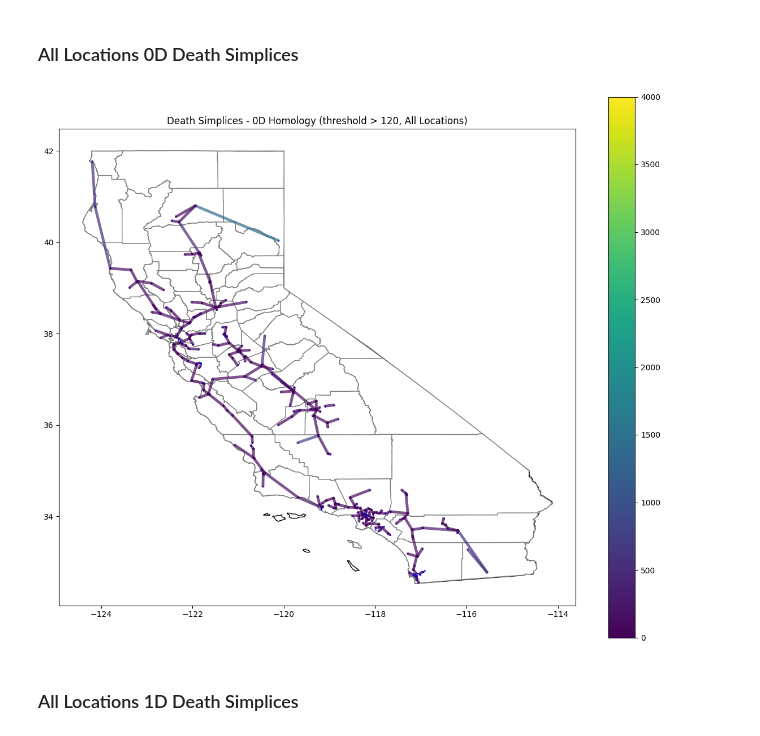
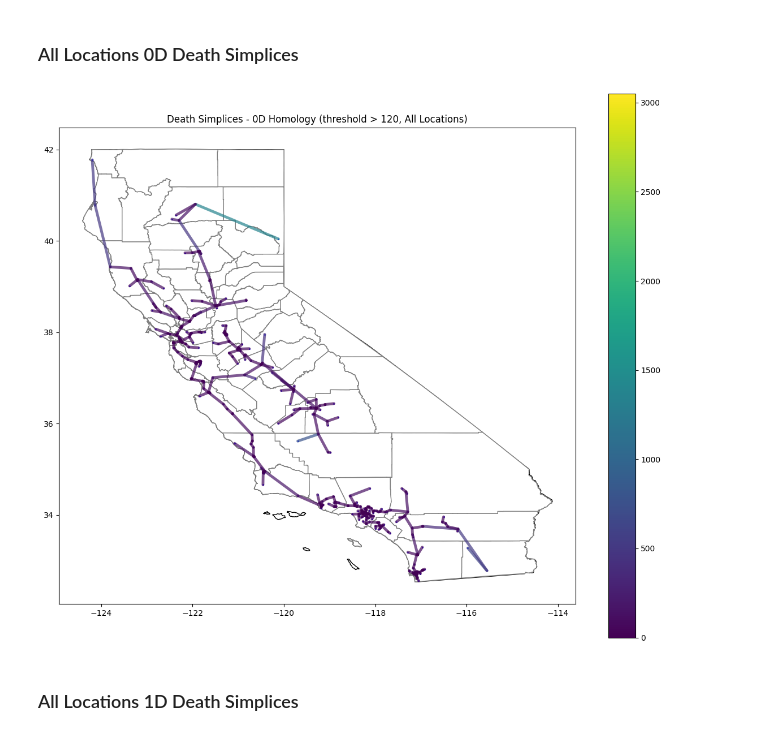
Before and after one commit to deniseg20/MSRIUP_TDA_Healthcare_Accessibility, a Jupyter notebook: persistent_homology/pd_computations/ph_computations_unweighted.ipynb, the cells around one changed output. Drawn from its saved outputs; the diff is of its cells as text; code cells hidden in the pictures.

```diff
--- a/persistent_homology/pd_computations/ph_computations_unweighted.ipynb
+++ b/persistent_homology/pd_computations/ph_computations_unweighted.ipynb
@@ -239,7 +239,7 @@ def get_tda_info(gdf,distance_matrix_np, max_hom_dim = 1):
     #np.genfromtxt(citypath + f'/{city}_d_matrix.csv', delimiter = ",")
 
     # Calculate simplex pairs for the homology classes max_edge_length = 4000
-    cpx = RipsComplex(distance_matrix = D_city, max_edge_length = 4500).create_simplex_tree(max_dimension = max_hom_dim + 1)
+    cpx = RipsComplex(distance_matrix = D_city, max_edge_length = 6000).create_simplex_tree(max_dimension = max_hom_dim + 1)
     cpx.compute_persistence()
     ph = cpx.persistence()
     all_pairs = cpx.persistence_pairs()
@@ -388,7 +390,7 @@ import scipy.stats
 from shapely.geometry import LineString, Polygon
 
 # ORIGINIAL
-def plot_deathsimplices_raw(gdf, distance_matrix, cpx, all_pairs, hom_dim, ax, criteria = 'lifetime', thresh = 30, citydf_fname = None, vmin0 = 0, vmin1 = 0, vmax0 = 4000, vmax1 = 4000, legend = True):
+def plot_deathsimplices_raw(gdf, distance_matrix, cpx, all_pairs, hom_dim, ax, criteria = 'lifetime', thresh = 0, citydf_fname = None, vmin0 = 0, vmin1 = 0, vmax0 = 3050, vmax1 = 3050, legend = True):
     '''
     cpx: The filtered complex, as computed by get_cpx_spxpairs. Assume ph has already been computed
     all_pairs: All (birth simplex, death simplex) pairs for the ph of cpx, as computed by get_cpx_spxpairs
@@ -418,7 +420,7 @@ def plot_deathsimplices_raw(gdf, distance_matrix, cpx, all_pairs, hom_dim, ax, c
         mean_distance = calculate_mean_distance(distance_matrix)
         print(f"Mean distance: {mean_distance:.2f}")
         # Filter to only include death simplices above mean distance
-        deathspx_criteria = [[spx, val] for spx, val in deathspx_criteria if val > 90]  # trying something other than  > mean_distance
+        deathspx_criteria = [[spx, val] for spx, val in deathspx_criteria if val > 60]  # trying something other than  > mean_distance
         print(f"After mean filter: {len(deathspx_criteria)} death simplices remain")
 
     deathspx_criteria.sort(key = lambda row: row[1], reverse = True)
@@ -444,10 +446,13 @@ def plot_deathsimplices_raw(gdf, distance_matrix, cpx, all_pairs, hom_dim, ax, c
     if hom_dim == 0:
         vmin = vmin0
         vmax = vmax0
+        #death_times_array = np.array(df_deathsimplices_truncated['criteria'])
     else:
         vmin = vmin0
         vmax = vmax1
     df_deathsimplices_truncated.plot('criteria', ax=ax, alpha=0.7, vmin = vmin, vmax = vmax, legend = legend)
+    #if hom_dim == 0:
+    #   return death_times_array
 # %% [markdown]
 # Running Functions on All Locations
 # %%
@@ -455,7 +460,6 @@ import matplotlib.pyplot as plt
 import matplotlib.lines as mlines
 import contextily as ctx
 # Load GeoJSON
-gdf = gpd.read_file('output_all.geojson')
 #gdf.plot()
 #plt.title("Health Centers in California")
 import cartopy.io.shapereader as shpreader
@@ -465,29 +469,29 @@ states = gpd.read_file(shpfilename)
 california = states[states['name'] == 'California']
 california = california.to_crs("EPSG:4326")
 # Load your health centers
-gdf = gpd.read_file('output_all.geojson')
+gdf_all = gpd.read_file('output_all.geojson')
 
 # Plot
 fig, ax = plt.subplots(figsize=(12, 10))
 california.plot(ax=ax, color='white', edgecolor='black')
-gdf.plot(ax=ax, markersize=50, alpha=0.7)
+gdf_all.plot(ax=ax, markersize=50, alpha=0.7)
 ax.set_title("Health Centers in California (All Locations)")
 #ctx.add_basemap(ax, source=ctx.providers.OpenStreetMap.Mapnik)
 plt.show()
 
-distance_matrix = np.load('cleaned_d_all.npy')
+distance_matrix_all = np.load('cleaned_d_all.npy')
 
-assert len(gdf) == distance_matrix.shape[0] == distance_matrix.shape[1], \
+assert len(gdf_all) == distance_matrix_all.shape[0] == distance_matrix_all.shape[1], \
     "Distance matrix dimensions must match number of GeoJSON features"
 # Extract coordinates (longitude, latitude) into a NumPy array
 #coordinates = np.array(list(gdf.geometry.apply(lambda geom: (geom.x, geom.y))))
 # Alternative approaches:
 # Method 1: Using get_coordinates() (more efficient for large datasets)
-coordinates = gdf.geometry.get_coordinates().values
+coordinates = gdf_all.geometry.get_coordinates().values
 points = coordinates
 #print(points)
 # Compute unweighted Rips complex
-cpx, ph, all_pairs = get_tda_info(gdf, distance_matrix,max_hom_dim=1)
+cpx_all, ph_all, all_pairs = get_tda_info(gdf_all, distance_matrix_all,max_hom_dim=1)
 # Plot persistence diagram
 plt.rcParams['figure.figsize'] = (12, 10)
 #fig, ax = plt.subplots(1,1)
@@ -522,15 +526,17 @@ Mean Distance: 196.6104847439621
 # %%
 # 2. Plot 0D death simplices
 fig, ax = plt.subplots(figsize=(12, 10))
 california.plot(ax=ax, color='white', edgecolor='black')
 #simple_plot_death_simplices_raw(gdf, cpx, all_pairs, hom_dim=0, ax=ax)
 plt.title(f"Death Simplices - 0D Homology (threshold > {thresh}, All Locations)")
 #simple_plot_death_simplices(gdf, cpx, all_pairs, hom_dim=0, ax=ax)
-plot_deathsimplices_raw(gdf, distance_matrix, cpx, all_pairs, 0, ax)
+death_times_0d_all = plot_deathsimplices_raw(gdf_all, distance_matrix_all, cpx_all, all_pairs, 0, ax)
 plt.tight_layout()
 plt.show()
+
+#print(death_times_0d_all)
 # %% [output]
-[figure, old version]
+[figure, new version]
 # %% [markdown]
 ### All Locations 1D Death Simplices
 # %%
```
Also changed, not shown: parts of 16 cells of this notebook, 12 other files.
